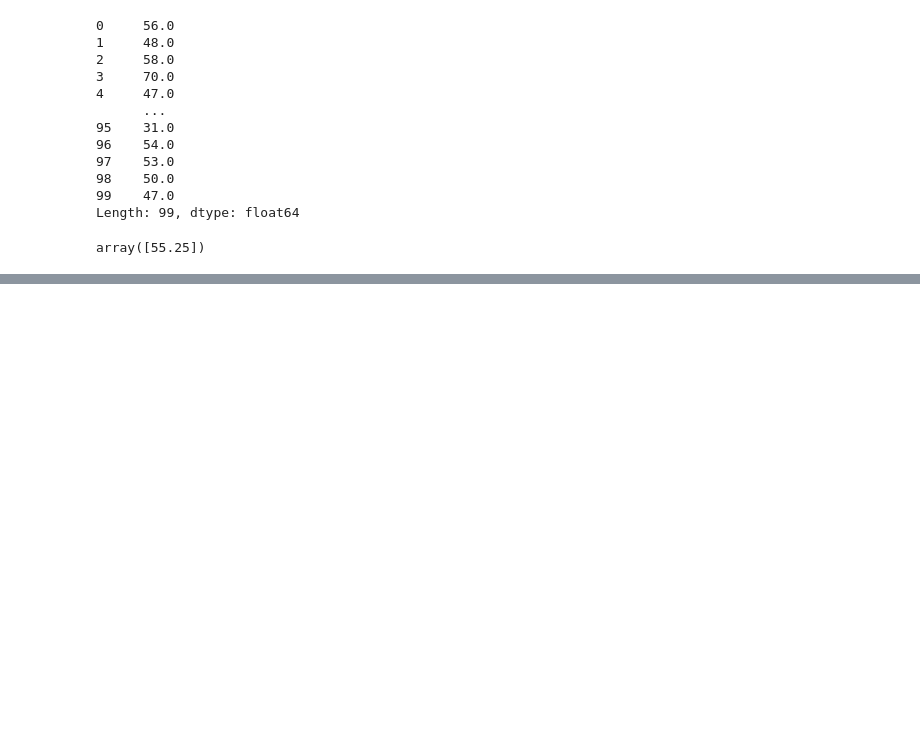
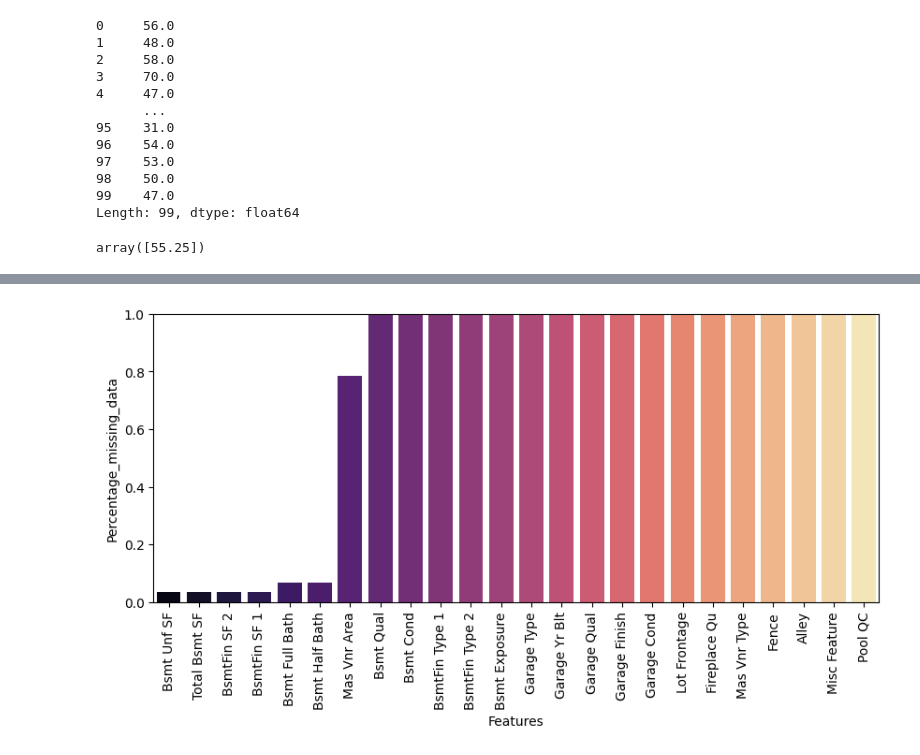
Before and after one commit to AlexTmbMifi/ML_basic, a Jupyter notebook: FeaturesEngineering.ipynb, the cells around one changed output, grey strips where cells are left out. Cells and saved outputs as stored; diff of their text form; code cells hidden in the pictures; blank space fills up the shorter version.

```diff
--- a/FeaturesEngineering.ipynb
+++ b/FeaturesEngineering.ipynb
@@ -76,0 +293,2 @@ array([55.25])
+# %%
+df = df.dropna(axis=0, subset=['Electrical', 'Garage Area'])
@@ -76,0 +311,3 @@ array([55.25])
+# %%
+percent_nan = percent_missing(df)
+percent_nan
@@ -76,0 +332,9 @@ array([55.25])
+# %%
+fig, ax = plt.subplots(figsize=(10, 4))
+plt.xlabel('Features')
+plt.ylabel('Percentage_missing_data')
+sns.barplot(x=percent_nan.index, y=percent_nan, hue=percent_nan.index, palette='magma')
+plt.xticks(rotation=90)
+plt.ylim(0,1);
+# %% [output]
+[figure, added]
```
Also changed, not shown: parts of 29 cells of this notebook.
